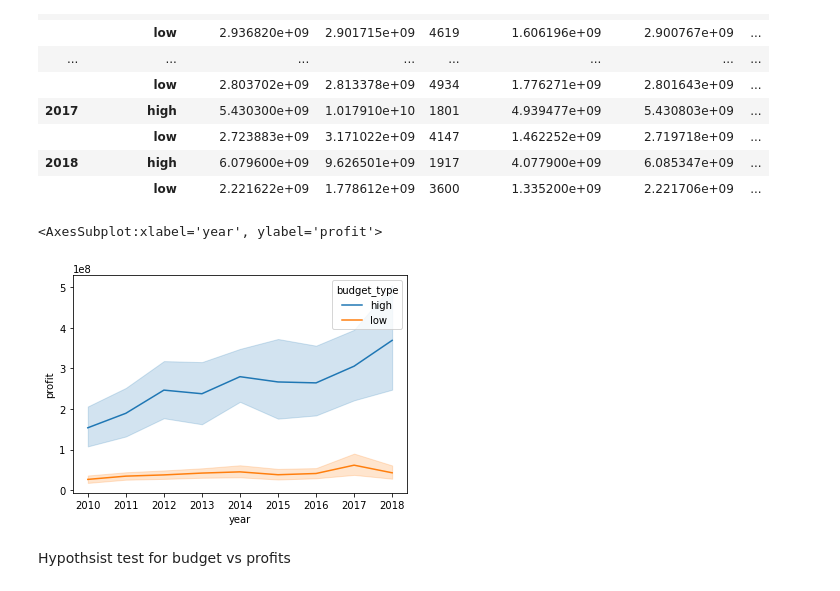
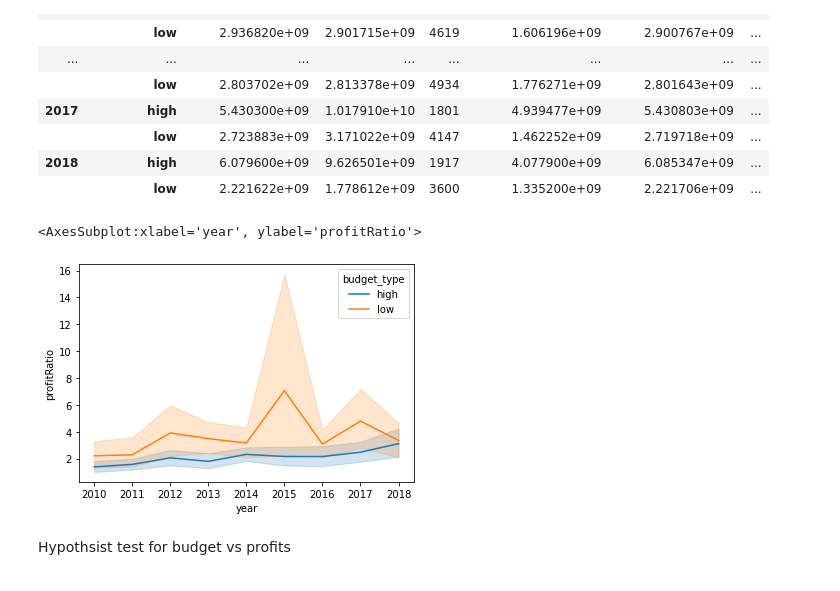
Before and after one commit to cLineman/CapStoneProject, a Jupyter notebook: ColtonLineman.ipynb, the cells around one changed output. Cells and saved outputs as stored; diff of their text form; code cells hidden in the pictures.

Commit message:
added profit ratio and got rid of outliears.

```diff
--- a/ColtonLineman.ipynb
+++ b/ColtonLineman.ipynb
@@ -1097,6 +1125,8 @@ grossJoinBudget
 | 1305 | LEAN ON PETE | A24 | 1200000.0 | NaN | 2018 | 13 | Apr 6, 2018 | 8000000.0 | ... |
 | 1306 | BORG VS MCENROE | Neon | 231000.0 | NaN | 2018 | 70 | Apr 13, 2018 | 7500000.0 | ... |
 1307 rows × 12 columns
+# %%
+grossJoinBudget['profitRatio'] = grossJoinBudget['profit'] / grossJoinBudget['production_budget']
 # %%
 grossJoinBudget.groupby(['year', 'budget_type']).sum()
 # %% [output]
@@ -1119,10 +1149,10 @@ grossJoinBudget.groupby(['year', 'budget_type']).sum()
 | 2018 | high | 6.079600e+09 | 9.626501e+09 | 1917 | 4.077900e+09 | 6.085347e+09 | ... |
 |  | low | 2.221622e+09 | 1.778612e+09 | 3600 | 1.335200e+09 | 2.221706e+09 | ... |
 # %%
-sns.lineplot(x='year', y='profit', hue='budget_type', data=grossJoinBudget)
+sns.lineplot(x='year', y='profitRatio', hue='budget_type', data=grossJoinBudget)
 # %% [output]
-<AxesSubplot:xlabel='year', ylabel='profit'>
+<AxesSubplot:xlabel='year', ylabel='profitRatio'>
-[figure, old version]
+[figure, new version]
 # %% [markdown]
 Hypothsist test for budget vs profits
 # %%
```
Also changed, not shown: parts of 13 cells of this notebook.
